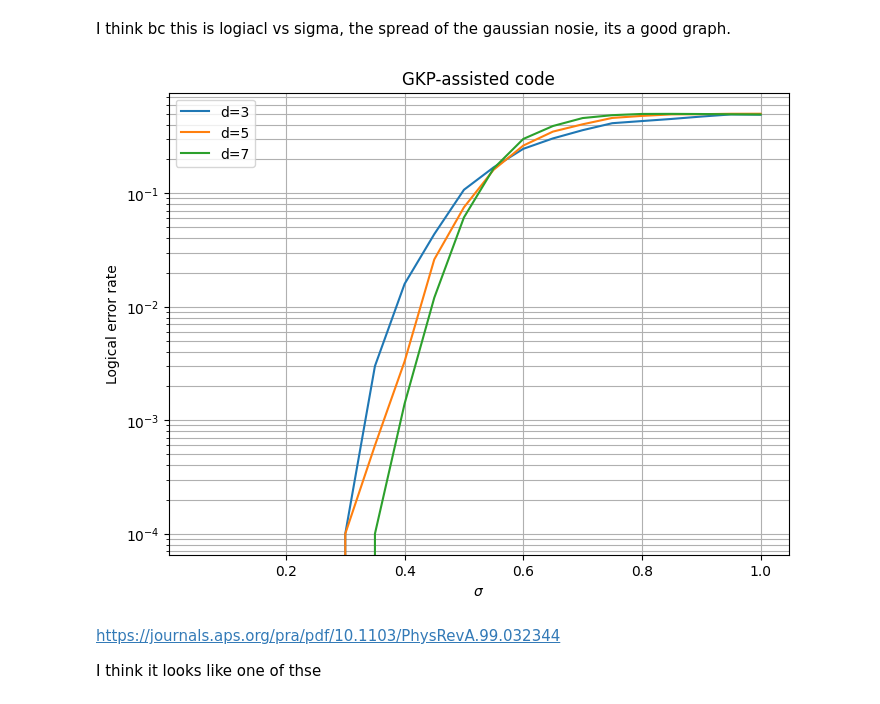
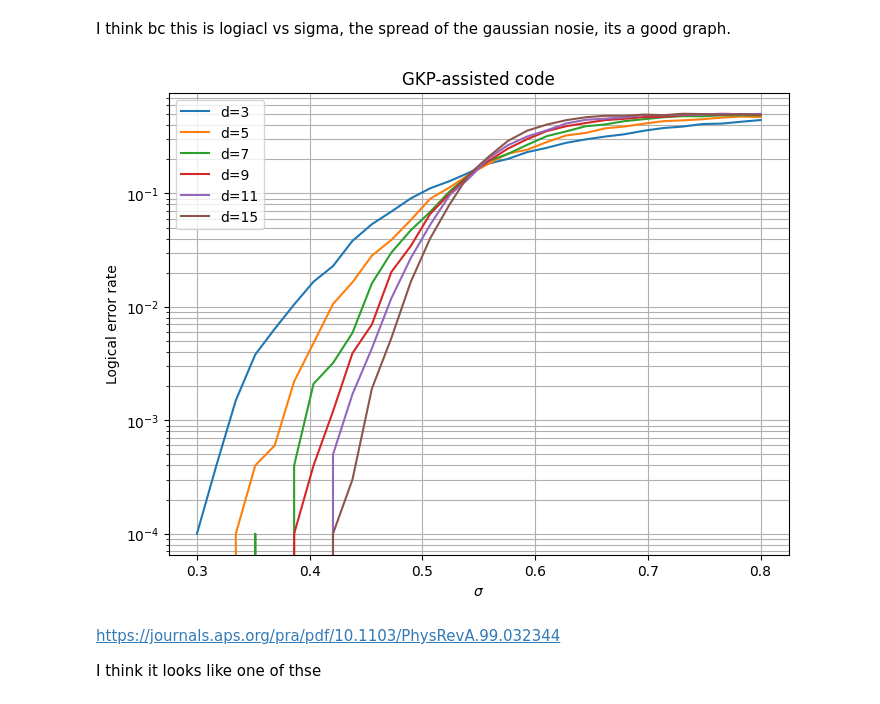
Before and after one commit to laramt04/GKP_QEC_Project_Code, a Jupyter notebook: GKP_gaussian_surface_code.ipynb, the cells around one changed output. Saved outputs shown, nothing was run; the diff lists cells and outputs as text; code cells hidden in the pictures.

Commit message:
better graph data

```diff
--- a/GKP_gaussian_surface_code.ipynb
+++ b/GKP_gaussian_surface_code.ipynb
@@ -561,12 +561,16 @@ plt.show()
 # %% [markdown]
 I think bc this is logiacl vs sigma, the spread of the gaussian nosie, its a good graph.
 # %%
-distances = [3, 5, 7]
+distances = [3, 5, 7, 9, 11, 15]
 trials_by_d = {
     3: 100000,
     5: 100000,
     7: 100000,
+    9: 100000,
+    11: 100000,
+    15: 100000,
 }
+sigma_vals = np.linspace(0.3, 0.8, 30)
 
 plt.figure(figsize=(8,6))
 
@@ -578,34 +582,34 @@ for d in distances:
     r, n = H.shape
     I_n = np.eye(n, dtype=int)
     I_r = np.eye(r, dtype=int)
 
     Hx, Hz = hypergraphHxHz(H, HT, I_r, I_n)
     Hx %= 2
     Hz %= 2
 
     matching_hz = pymatching.Matching.from_check_matrix(Hz)
     matching_hx = pymatching.Matching.from_check_matrix(Hx)
 
     logical_z = get_logical_z(d)
     logical_x = get_logical_x(d)
 
 
     logical_rate1 = surface_gkp_dq_dp(Hz, Hx, logical_z, logical_x, matching, sigma_vals, n_trials)
 
     plt.semilogy(
         sigma_vals,
         logical_rate1,
         label=f'd={d}'
     )
 
 plt.xlabel(r'$\sigma$')
 plt.ylabel('Logical error rate')
 plt.title('GKP-assisted code')
 plt.grid(True, which='both')
 plt.legend()
 plt.show()
 # %% [output]
-[figure, old version]
+[figure, new version]
 # %% [markdown]
 https://journals.aps.org/pra/pdf/10.1103/PhysRevA.99.032344
 
```
Also changed, not shown: parts of 7 cells of this notebook.
